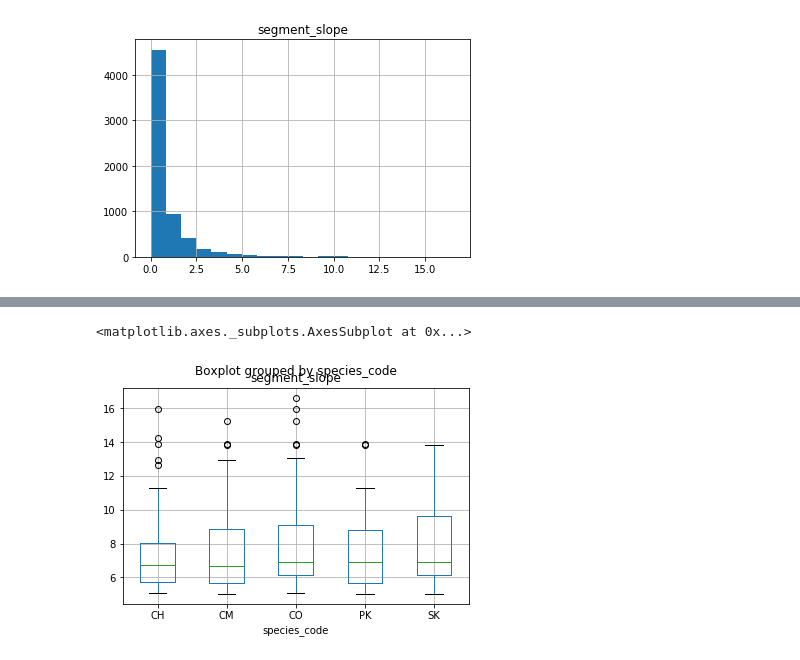
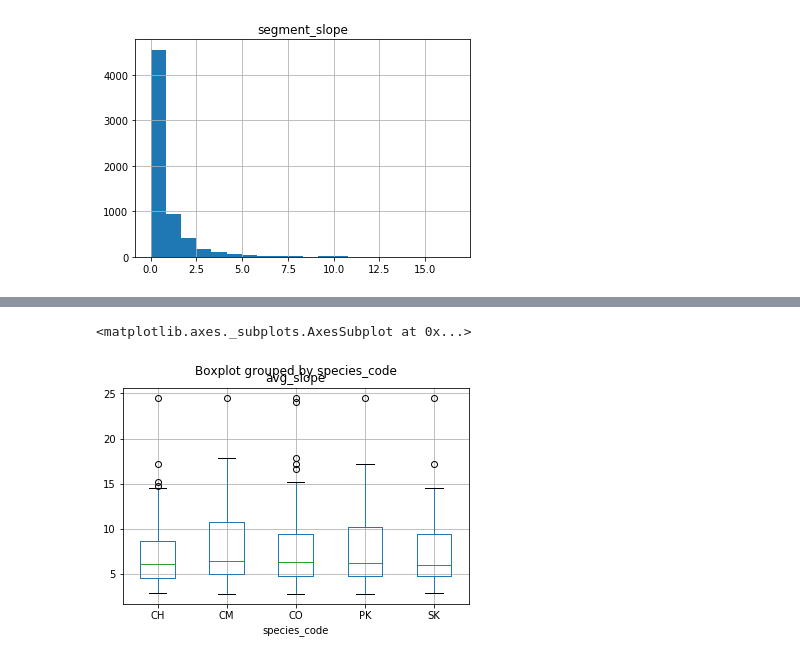
Before and after one commit to smnorris/bcfishobs_spp-by-slope, a Jupyter notebook: notebooks/Observations_species_slope.ipynb, the cells around one changed output, grey strips where cells are left out. Saved outputs shown, nothing was run; the diff lists cells and outputs as text; code cells hidden in the pictures.

```diff
--- a/notebooks/Observations_species_slope.ipynb
+++ b/notebooks/Observations_species_slope.ipynb
@@ -154,9 +131,15 @@ df_sp.boxplot(column=['segment_slope'])
 # %%
-# try boxplot of all spp
+# try averaging the two slopes
 df_sp = all_spp
-df_sp = df_sp[df_sp['segment_slope'] < 20]
-df_sp = df_sp[df_sp['segment_slope'] > 5]
-df_sp.boxplot(column='segment_slope', by='species_code')
+
+# trim off outliers/flat values first
+df_sp = df_sp[df_sp['vertex_slope'] < 30]
+df_sp = df_sp[df_sp['vertex_slope'] > 5]
+
+# take average
+df_sp['avg_slope'] = (df_sp['vertex_slope'] + df_sp['segment_slope']) / 2
+
+df_sp.boxplot(column='avg_slope', by='species_code')
 # %% [output]
 <matplotlib.axes._subplots.AxesSubplot at 0x...>
-[figure, old version]
+[figure, new version]
```
Also changed, not shown: parts of 6 cells of this notebook.
